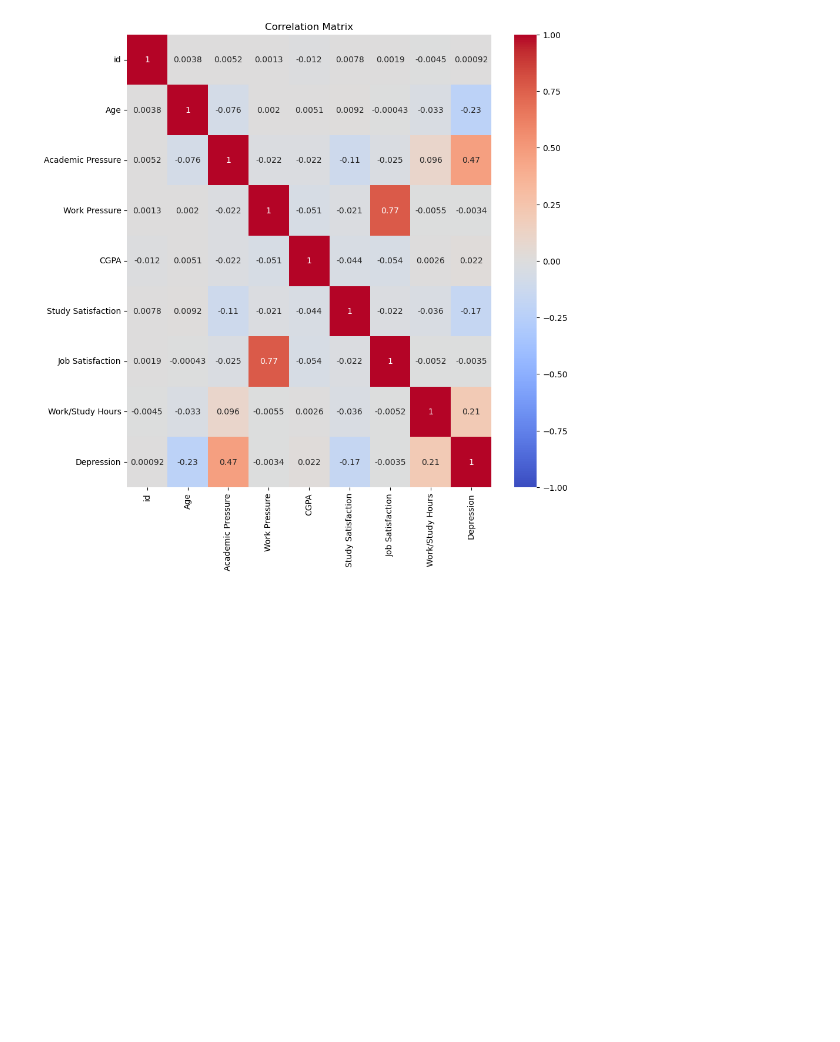
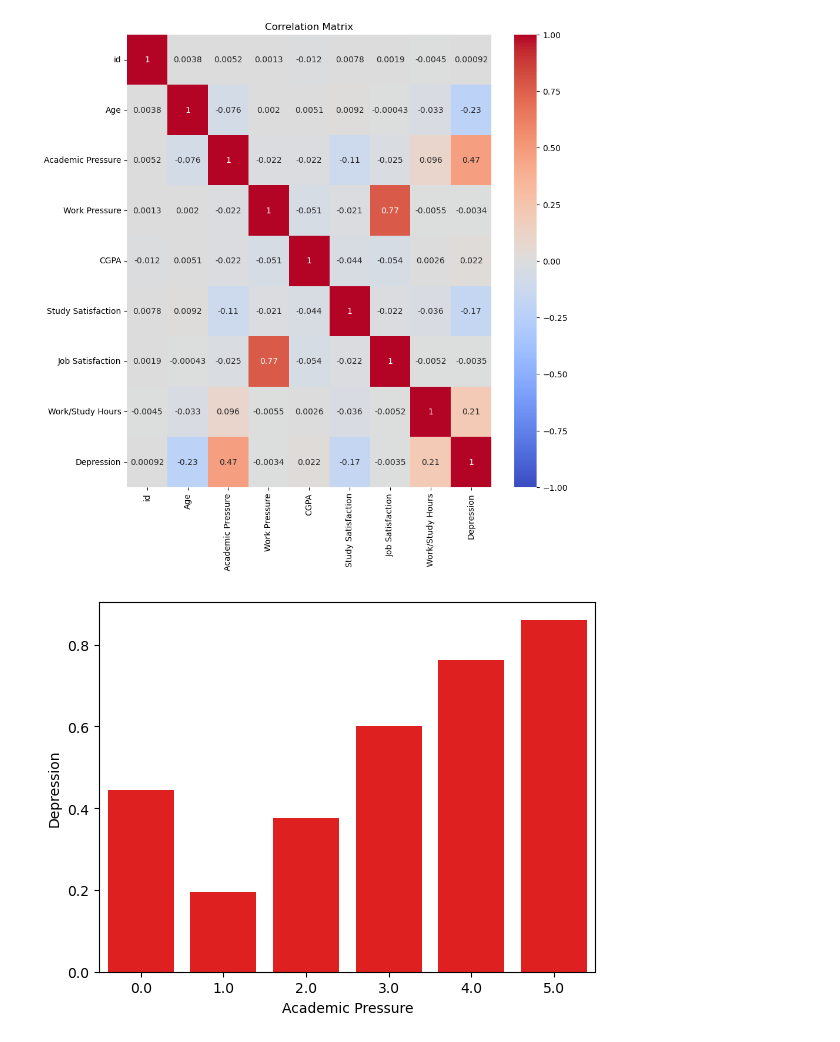
Before and after one commit to cathym20/Student-Depression, a Jupyter notebook: student_depression.ipynb, the cells around one changed output. Cells and saved outputs as stored; diff of their text form; code cells hidden in the pictures; blank space fills up the shorter version.

```diff
--- a/student_depression.ipynb
+++ b/student_depression.ipynb
@@ -165,3 +133,10 @@ plt.title('Correlation Matrix')
 plt.show()
 # %% [output]
 [figure]
+# %%
+depression = df.groupby(['Academic Pressure'])['Depression'].mean().reset_index().sort_values(by='Academic Pressure')
+# %%
+sns.barplot(x=depression['Academic Pressure'],y=depression['Depression'],color='red')
+plt.show()
+# %% [output]
+[figure, added]
```
Also changed, not shown: parts of 10 cells of this notebook.
